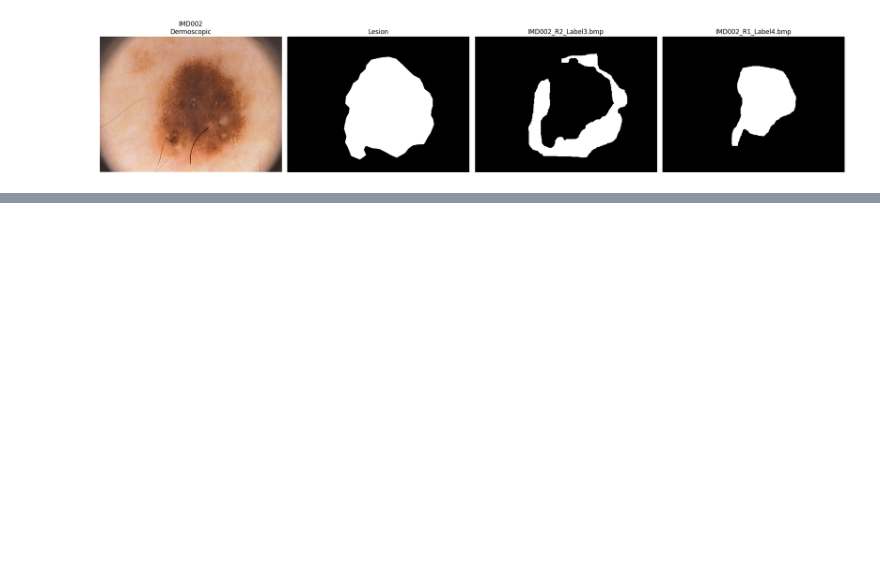
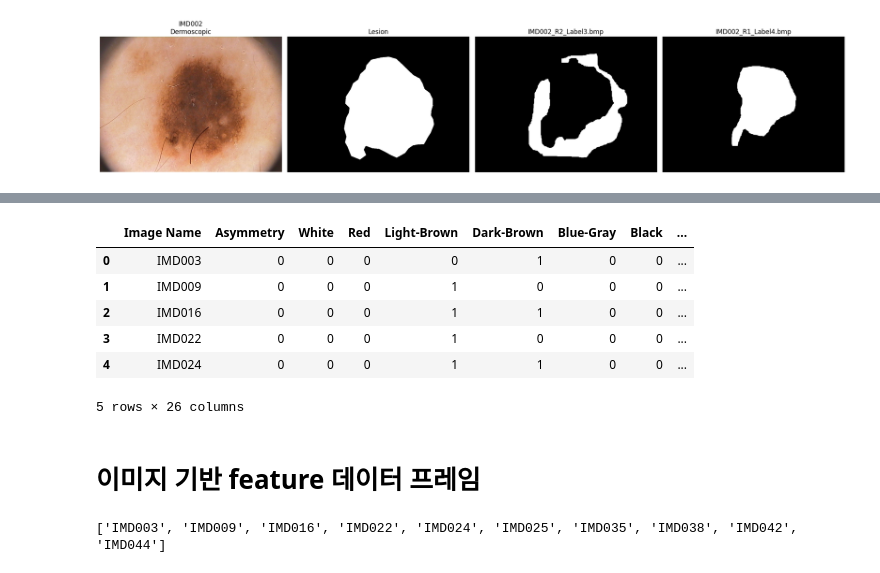
Before and after one commit to minyoungci/Ph2_research, a Jupyter notebook: main.ipynb, the cells around one changed output, grey strips where cells are left out. Drawn from its saved outputs; the diff is of its cells as text; code cells hidden in the pictures; blank space fills up the shorter version.

```diff
--- a/main.ipynb
+++ b/main.ipynb
@@ -177,0 +223,39 @@ else:
+# %%
+drop_cols = ['Common Nevus', 'Atypical Nevus', 'Melanoma']
+for c in drop_cols:
+    if c in df.columns:
+        df.drop(columns=c, inplace=True)
+
+rename_dict = {
+    'Asymmetry\n(0/1/2)': 'Asymmetry',
+    'Pigment Network\n(AT/T)': 'PigmentNetwork',
+    'Dots/Globules\n(A/AT/T)': 'DotsGlobules',
+    'Streaks\n(A/P)': 'Streaks',
+    'Regression Areas\n(A/P)': 'RegressionAreas',
+    'Blue-Whitish Veil\n(A/P)': 'BlueWhitishVeil'
+}
+df.rename(columns=rename_dict, inplace=True)
+
+if 'Histological Diagnosis' in df.columns:
+    df['Histological Diagnosis'].fillna('Missing', inplace=True)
+
+color_cols = ['White', 'Red', 'Light-Brown', 'Dark-Brown', 'Blue-Gray', 'Black']
+for c in color_cols:
+    if c in df.columns:
+        df[c] = df[c].apply(lambda x: 1 if x == 'X' else 0)
+
+if 'Asymmetry' in df.columns:
+    df['Asymmetry'] = pd.to_numeric(df['Asymmetry'], errors='coerce').fillna(0).astype(int)
+
+cat_cols = []
+for c in ['PigmentNetwork', 'DotsGlobules', 'Streaks',
+          'RegressionAreas', 'BlueWhitishVeil', 'Histological Diagnosis']:
+    if c in df.columns:
+        cat_cols.append(c)
+
+df = pd.get_dummies(df, columns=cat_cols, drop_first=False)
+
+print("=== Final DF Columns ===")
+print(df.columns)
+print("Shape:", df.shape)
+print(df.head(10))
@@ -177,0 +286,17 @@ else:
+# %%
+df.head(5)
+# %% [output]
+|  | Image Name | Asymmetry | White | Red | Light-Brown | Dark-Brown | Blue-Gray | Black | ... |
+| 0 | IMD003 | 0 | 0 | 0 | 0 | 1 | 0 | 0 | ... |
+| 1 | IMD009 | 0 | 0 | 0 | 1 | 0 | 0 | 0 | ... |
+| 2 | IMD016 | 0 | 0 | 0 | 1 | 1 | 0 | 0 | ... |
+| 3 | IMD022 | 0 | 0 | 0 | 1 | 0 | 0 | 0 | ... |
+| 4 | IMD024 | 0 | 0 | 0 | 1 | 1 | 0 | 0 | ... |
+5 rows × 26 columns
+# %% [markdown]
+# 이미지 기반 feature 데이터 프레임
+# %%
+list_of_case_ids = df["Image Name"].unique().tolist()
+print(list_of_case_ids[:10])
+# %% [output]
+['IMD003', 'IMD009', 'IMD016', 'IMD022', 'IMD024', 'IMD025', 'IMD035', 'IMD038', 'IMD042', 'IMD044']
```
Also changed, not shown: parts of 18 cells of this notebook, 2 other files.
